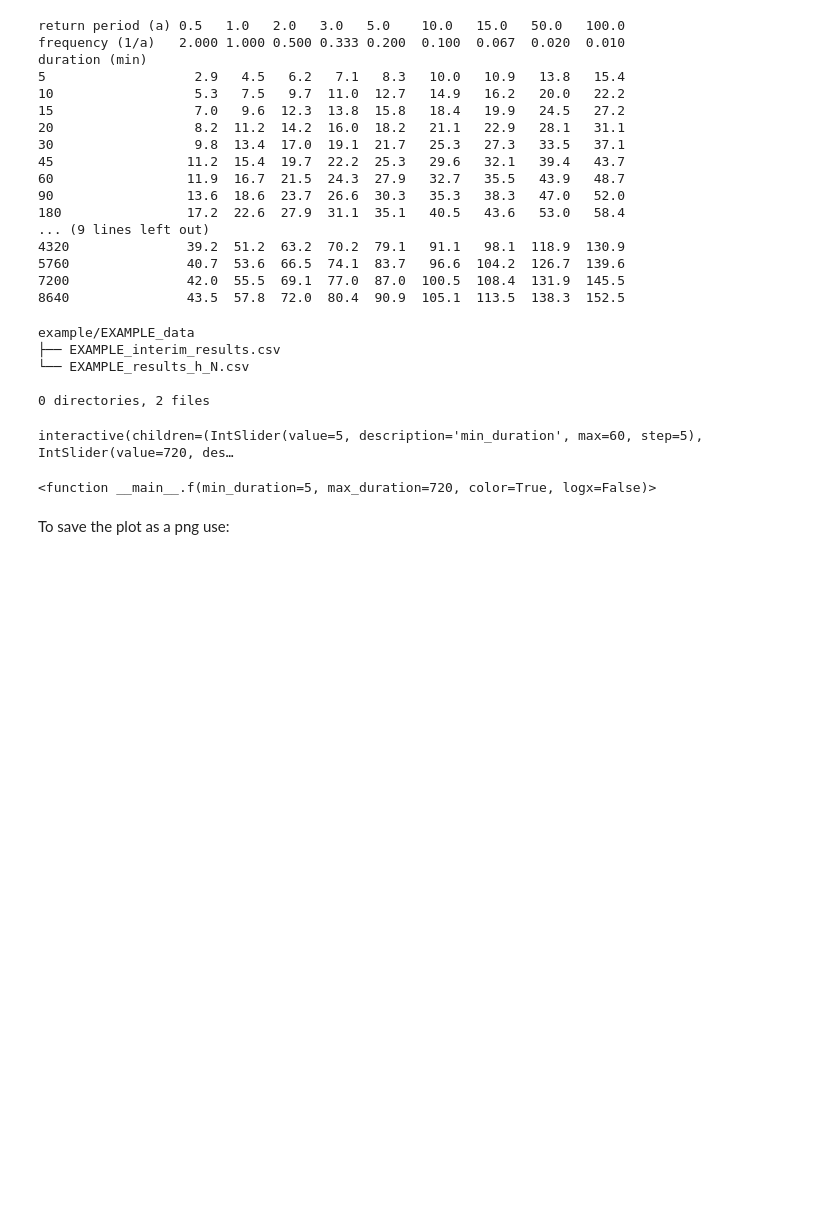
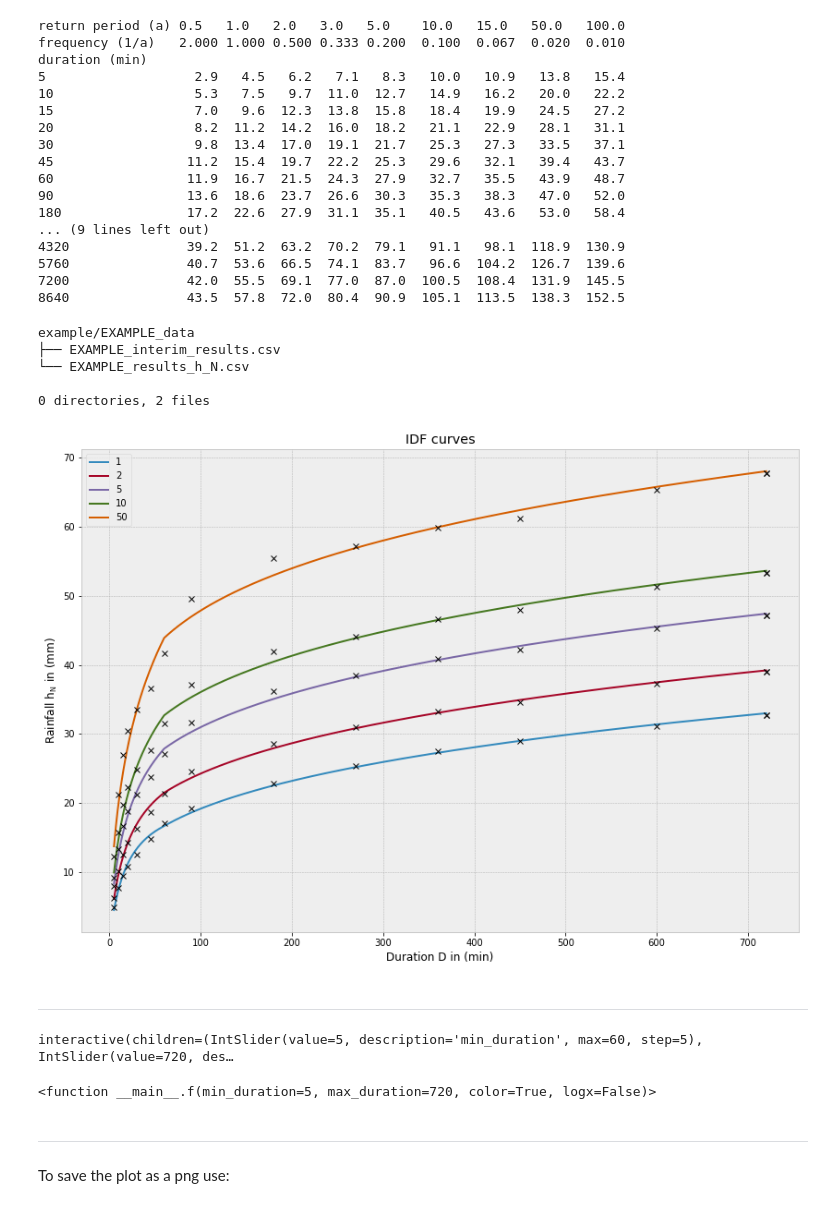
Before and after one commit to MarkusPic/intensity_duration_frequency_analysis, a Jupyter notebook: example.ipynb, the cells around one changed output. Drawn from its saved outputs; the diff is of its cells as text; code cells hidden in the pictures; blank space fills up the shorter version.

```diff
--- a/example.ipynb
+++ b/example.ipynb
@@ -240,6 +240,12 @@ example/EXAMPLE_data
 └── EXAMPLE_results_h_N.csv
 
 0 directories, 2 files
+# %%
+fig = idf.result_figure(color=True)
+# %% [output]
+[figure, added]
+# %% [markdown]
+----------------------------------------------------------------------------------
 # %%
 from ipywidgets import interact, fixed, interact_manual
 import ipywidgets as widgets
@@ -255,6 +261,8 @@ interact(f, min_duration = (0,60,5), max_duration=(60,8640, 60), color=True, log
 # %% [output]
 interactive(children=(IntSlider(value=5, description='min_duration', max=60, step=5), IntSlider(value=720, des…
 <function __main__.f(min_duration=5, max_duration=720, color=True, logx=False)>
+# %% [markdown]
+----------------------------------------------------------------------------------
 # %% [markdown]
 To save the plot as a png use:
 # %%
```
